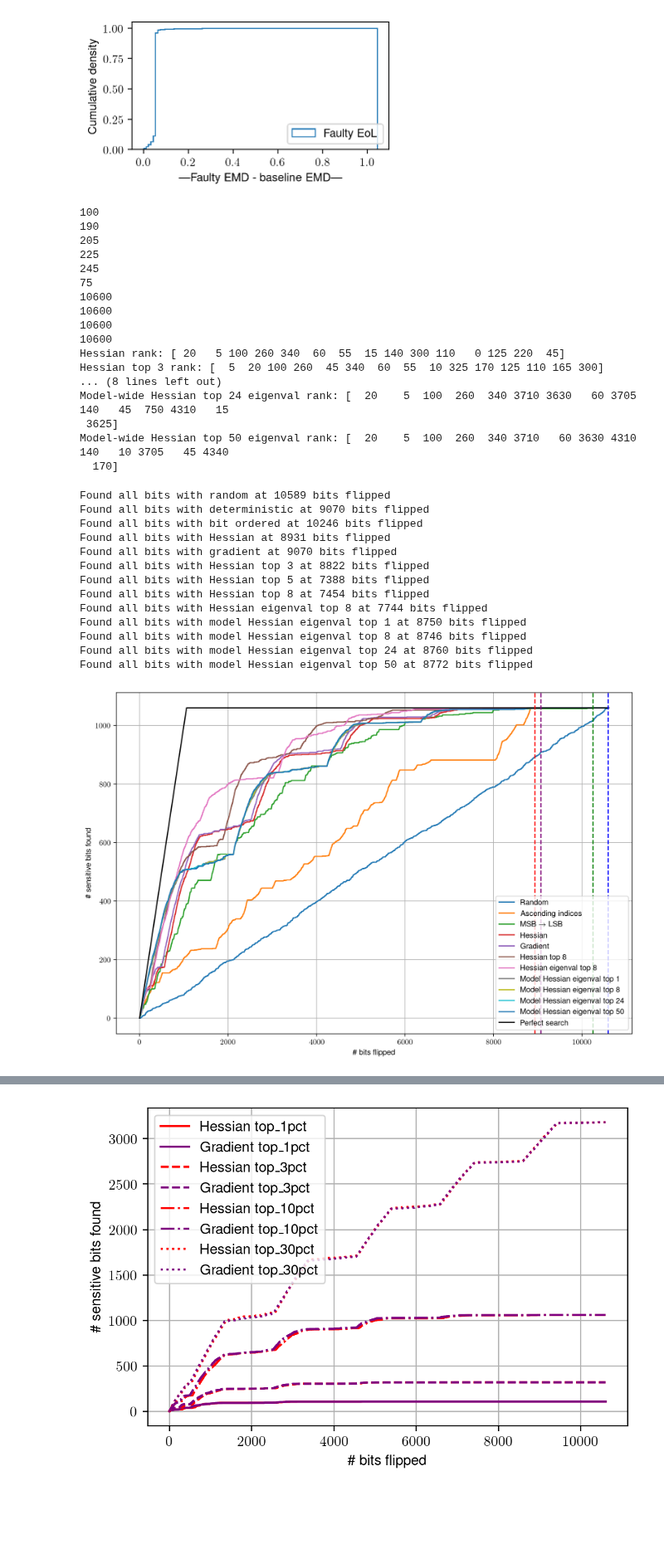
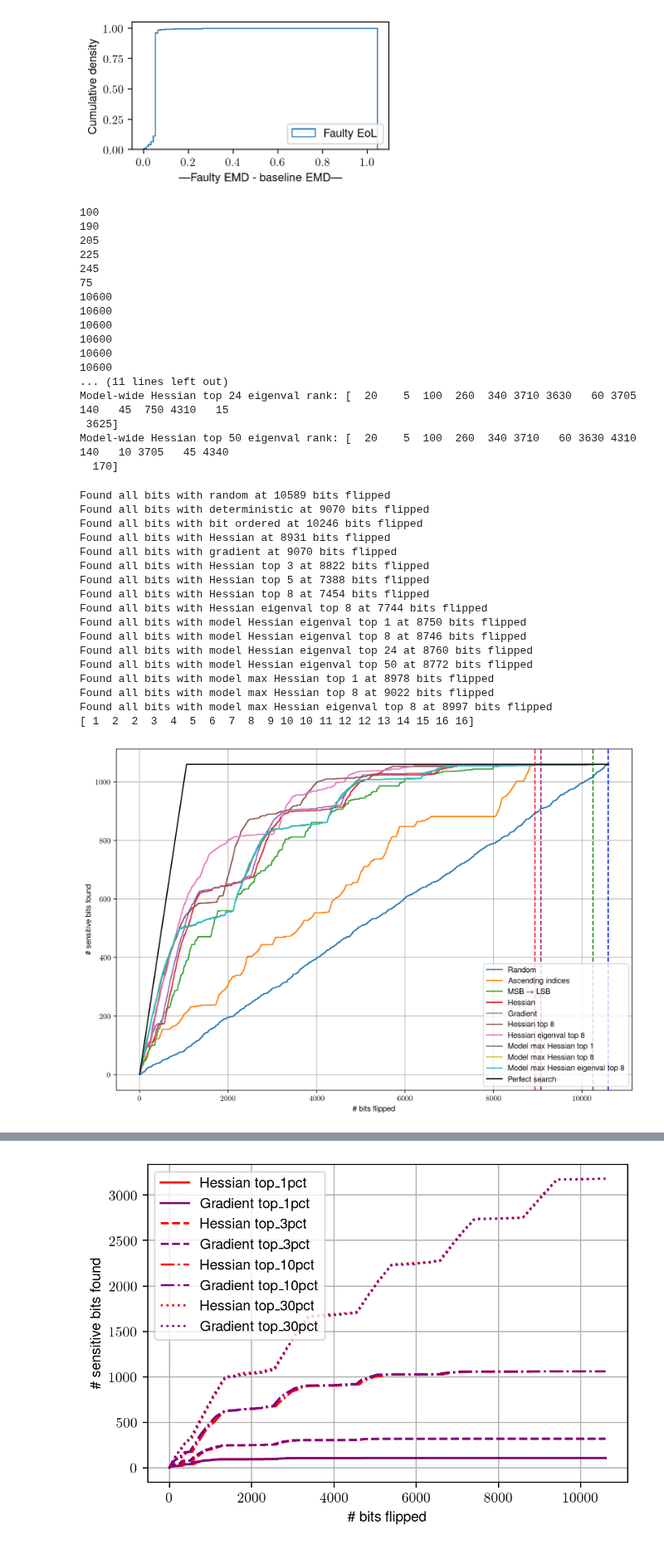
Before and after one commit to oliviaweng/fastml-science, a Jupyter notebook: sensor-data-compression/hessian-analysis/plot_paramater_ranking.ipynb, the cells around one changed output, grey strips where cells are left out. Shown at 83% size. Cells and saved outputs as stored; diff of their text form; code cells hidden in the pictures; blank space fills up the shorter version.

```diff
--- a/sensor-data-compression/hessian-analysis/plot_paramater_ranking.ipynb
+++ b/sensor-data-compression/hessian-analysis/plot_paramater_ranking.ipynb
@@ -236,6 +234,24 @@ model_hessian_eigenval_rank_top50 = convert_param_ranking_to_bit_ranking(
     model_hess_eigenval_rank_top50, model_hess_eigenval_score_top50
 )
 
+# Parse (top 1) model-wide max hessian ranking file
+model_max_hess_rank_top1, model_max_hess_score_top1 = parse_ranking_file('top1_hess_max_ranking.txt')
+model_max_hessian_rank_top1 = convert_param_ranking_to_bit_ranking(
+    model_max_hess_rank_top1, model_max_hess_score_top1
+)
+
+# Parse (top 8) model-wide max hessian ranking file
+model_max_hess_rank_top8, model_max_hess_score_top8 = parse_ranking_file('top8_hess_max_ranking.txt')
+model_max_hessian_rank_top8 = convert_param_ranking_to_bit_ranking(
+    model_max_hess_rank_top8, model_max_hess_score_top8
+)
+# Parse (top 8) model-wide max hessian ranking (eigenvalue included) file
+model_max_hess_eigenval_rank_top8, model_max_hess_eigenval_score_top8 = parse_ranking_file('top8_hess_max_eigenval_ranking.txt')
+model_max_hessian_eigenval_rank_top8 = convert_param_ranking_to_bit_ranking(
+    model_max_hess_eigenval_rank_top8, model_max_hess_eigenval_score_top8
+)
+
+
 print(f"Hessian rank: {hessian_rank[:15]}")
 print(f"Hessian top 3 rank: {hessian_rank_top3[:15]}")
 print(f"Hessian top 5 rank: {hessian_rank_top5[:15]}")
@@ -257,9 +273,9 @@ print(f"Model-wide Hessian top 50 eigenval rank: {model_hessian_eigenval_rank_to
 10600
 10600
 10600
-Hessian rank: [ 20   5 100 260 340  60  55  15 140 300 110   0 125 220  45]
-Hessian top 3 rank: [  5  20 100 260  45 340  60  55  10 325 170 125 110 165 300]
-... (8 lines left out)
+10600
+10600
+... (11 lines left out)
 Model-wide Hessian top 24 eigenval rank: [  20    5  100  260  340 3710 3630   60 3705  140   45  750 4310   15
  3625]
 Model-wide Hessian top 50 eigenval rank: [  20    5  100  260  340 3710   60 3630 4310  140   10 3705   45 4340
@@ -293,6 +309,9 @@ model_hessian_eigenval_top1_found = []
 model_hessian_eigenval_top8_found = []
 model_hessian_eigenval_top24_found = []
 model_hessian_eigenval_top50_found = []
+model_max_hessian_top1_found = []
+model_max_hessian_top8_found = []
+model_max_hessian_eigenval_top8_found = []
 for i in range(NUM_BITS):
     if random_bit_indices[i] in top_k_bit_indices:
         random_found.append(1)
@@ -346,6 +365,19 @@ for i in range(NUM_BITS):
         model_hessian_eigenval_top50_found.append(1)
     if model_hessian_eigenval_rank_top50[i] not in top_k_bit_indices:
         model_hessian_eigenval_top50_found.append(0)
+    if model_max_hessian_rank_top1[i] in top_k_bit_indices:
+        model_max_hessian_top1_found.append(1)
+    if model_max_hessian_rank_top1[i] not in top_k_bit_indices:
+        model_max_hessian_top1_found.append(0)
+    if model_max_hessian_rank_top8[i] in top_k_bit_indices:
+        model_max_hessian_top8_found.append(1)
+    if model_max_hessian_rank_top8[i] not in top_k_bit_indices:
+        model_max_hessian_top8_found.append(0)
+    if model_max_hessian_eigenval_rank_top8[i] in top_k_bit_indices:
+        model_max_hessian_eigenval_top8_found.append(1)
+    if model_max_hessian_eigenval_rank_top8[i] not in top_k_bit_indices:
+        model_max_hessian_eigenval_top8_found.append(0)
+
 random_found = np.cumsum(np.array(random_found))
 random_all_bits_found = np.argwhere(random_found == NUM_TOP_K_BIT_INDICES)[0][0]
 print(f"Found all bits with random at {random_all_bits_found} bits flipped")
@@ -382,14 +414,29 @@ print(f"Found all bits with model Hessian eigenval top 8 at {model_hess_eigenval
 model_hessian_eigenval_top24_found = np.cumsum(np.array(model_hessian_eigenval_top24_found))
 model_hess_eigenval_top24_all_bits_found = np.argwhere(model_hessian_eigenval_top24_found == NUM_TOP_K_BIT_INDICES)[0][0]
 print(f"Found all bits with model Hessian eigenval top 24 at {model_hess_eigenval_top24_all_bits_found} bits flipped")
+
 model_hessian_eigenval_top50_found = np.cumsum(np.array(model_hessian_eigenval_top50_found))
 model_hess_eigenval_top50_all_bits_found = np.argwhere(model_hessian_eigenval_top50_found == NUM_TOP_K_BIT_INDICES)[0][0]
 print(f"Found all bits with model Hessian eigenval top 50 at {model_hess_eigenval_top50_all_bits_found} bits flipped")
+
+model_max_hessian_top1_found = np.cumsum(np.array(model_max_hessian_top1_found))
+model_max_hess_top1_all_bits_found = np.argwhere(model_max_hessian_top1_found == NUM_TOP_K_BIT_INDICES)[0][0]
+print(f"Found all bits with model max Hessian top 1 at {model_max_hess_top1_all_bits_found} bits flipped")
+
+model_max_hessian_top8_found = np.cumsum(np.array(model_max_hessian_top8_found))
+model_max_hess_top8_all_bits_found = np.argwhere(model_max_hessian_top8_found == NUM_TOP_K_BIT_INDICES)[0][0]
+print(f"Found all bits with model max Hessian top 8 at {model_max_hess_top8_all_bits_found} bits flipped")
+
+model_max_hessian_eigenval_top8_found = np.cumsum(np.array(model_max_hessian_eigenval_top8_found))
+model_max_hess_eigenval_top8_all_bits_found = np.argwhere(model_max_hessian_eigenval_top8_found == NUM_TOP_K_BIT_INDICES)[0][0]
+print(f"Found all bits with model max Hessian eigenval top 8 at {model_max_hess_eigenval_top8_all_bits_found} bits flipped")
 
 perfect_search = np.concatenate((
     np.arange(NUM_TOP_K_BIT_INDICES),
     np.array([NUM_TOP_K_BIT_INDICES] * (NUM_BITS - NUM_TOP_K_BIT_INDICES))
 ))
+
+print(model_max_hessian_top1_found[:20])
 
 # Plot
 fig, ax = plt.subplots(figsize=(12,8)) # Sample figsize in inches
@@ -402,43 +449,50 @@ ax.plot(np.arange(NUM_BITS), grad_found, label='Gradient')
 # ax.plot(np.arange(NUM_BITS), hessian_top5_found, label='Hessian top 5')
 ax.plot(np.arange(NUM_BITS), hessian_top8_found, label='Hessian top 8')
 ax.plot(np.arange(NUM_BITS), hessian_eigenval_top8_found, label='Hessian eigenval top 8')
-ax.plot(np.arange(NUM_BITS), model_hessian_eigenval_top1_found, label='Model Hessian eigenval top 1')
-ax.plot(np.arange(NUM_BITS), model_hessian_eigenval_top8_found, label='Model Hessian eigenval top 8')
-ax.plot(np.arange(NUM_BITS), model_hessian_eigenval_top24_found, label='Model Hessian eigenval top 24')
-ax.plot(np.arange(NUM_BITS), model_hessian_eigenval_top50_found, label='Model Hessian eigenval top 50')
+# ax.plot(np.arange(NUM_BITS), model_hessian_eigenval_top1_found, label='Model Hessian eigenval top 1')
+# ax.plot(np.arange(NUM_BITS), model_hessian_eigenval_top8_found, label='Model Hessian eigenval top 8')
+# ax.plot(np.arange(NUM_BITS), model_hessian_eigenval_top24_found, label='Model Hessian eigenval top 24')
+# ax.plot(np.arange(NUM_BITS), model_hessian_eigenval_top50_found, label='Model Hessian eigenval top 50')
+ax.plot(np.arange(NUM_BITS), model_max_hessian_top1_found, label='Model max Hessian top 1')
+ax.plot(np.arange(NUM_BITS), model_max_hessian_top8_found, label='Model max Hessian top 8')
+ax.plot(np.arange(NUM_BITS), model_max_hessian_eigenval_top8_found, label='Model max Hessian eigenval top 8')
 ax.plot(np.arange(NUM_BITS), perfect_search, color='black', label='Perfect search')
 ax.set_xlabel('\# bits flipped')
 ax.set_ylabel('\# sensitive bits found')
 # ax.set_xlim([0, 2000])
 ax.legend()
 ax.grid()
 plt.axvline(x=random_all_bits_found, color='blue', linestyle='--')
 plt.axvline(x=deterministic_all_bits_found, color='orange', linestyle='--')
 plt.axvline(x=bit_ordered_all_bits_found, color='green', linestyle='--')
 plt.axvline(x=hess_all_bits_found, color='red', linestyle='--')
 plt.axvline(x=grad_all_bits_found, color='purple', linestyle='--')
 # plt.axvline(x=hess_top3_all_bits_found, color='brown', linestyle='--')
 # plt.axvline(x=hess_top5_all_bits_found, color='pink', linestyle='--')
 # plt.axvline(x=hess_top8_all_bits_found, color='gray', linestyle='--')
 # plt.axvline(x=hess_eigenval_top8_all_bits_found, color='magenta', linestyle='--')
 # plt.axvline(x=model_hess_eigenval_top1_all_bits_found, color='cyan', linestyle='--')
 # plt.axvline(x=model_hess_eigenval_top8_all_bits_found, linestyle=':')
 plt.savefig(f'plots/fault_sensitivity_ranking_{TOP_K_LABEL}.pdf', dpi=300, bbox_inches='tight')
 # %% [output]
 Found all bits with random at 10589 bits flipped
 Found all bits with deterministic at 9070 bits flipped
 Found all bits with bit ordered at 10246 bits flipped
 Found all bits with Hessian at 8931 bits flipped
 Found all bits with gradient at 9070 bits flipped
 Found all bits with Hessian top 3 at 8822 bits flipped
 Found all bits with Hessian top 5 at 7388 bits flipped
 Found all bits with Hessian top 8 at 7454 bits flipped
 Found all bits with Hessian eigenval top 8 at 7744 bits flipped
 Found all bits with model Hessian eigenval top 1 at 8750 bits flipped
 Found all bits with model Hessian eigenval top 8 at 8746 bits flipped
 Found all bits with model Hessian eigenval top 24 at 8760 bits flipped
 Found all bits with model Hessian eigenval top 50 at 8772 bits flipped
+Found all bits with model max Hessian top 1 at 8978 bits flipped
+Found all bits with model max Hessian top 8 at 9022 bits flipped
+Found all bits with model max Hessian eigenval top 8 at 8997 bits flipped
+[ 1  2  2  3  4  5  6  7  8  9 10 10 11 12 12 13 14 15 16 16]
-[figure, old version]
+[figure, new version]
 # %%
 # Delta EMD ranking
 grad_delta_emd = []
```
Also changed, not shown: parts of 2 cells of this notebook, 13 other files.
